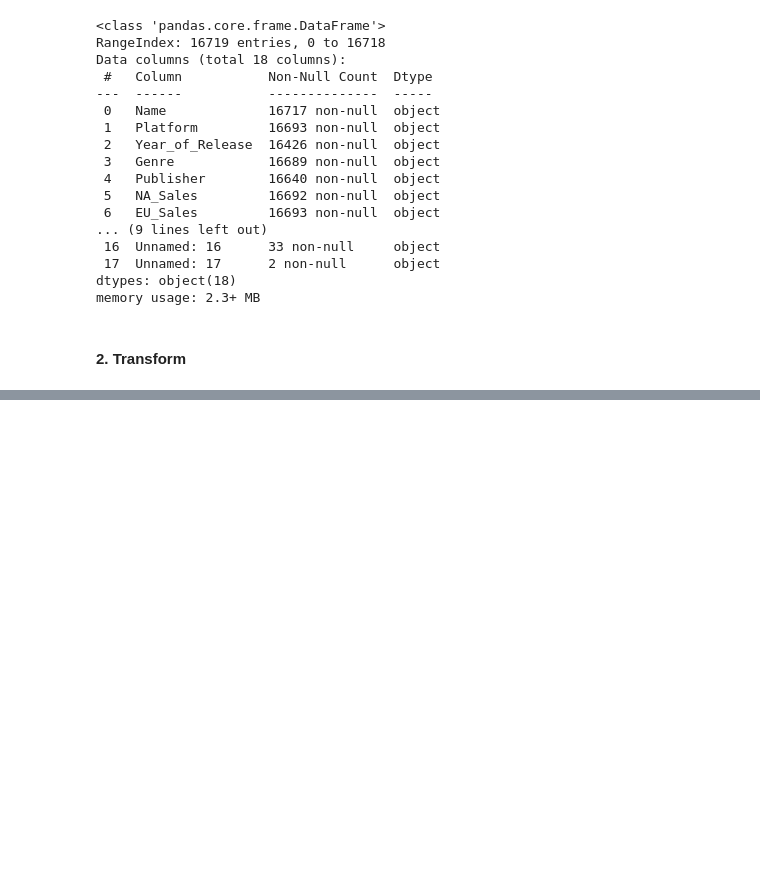
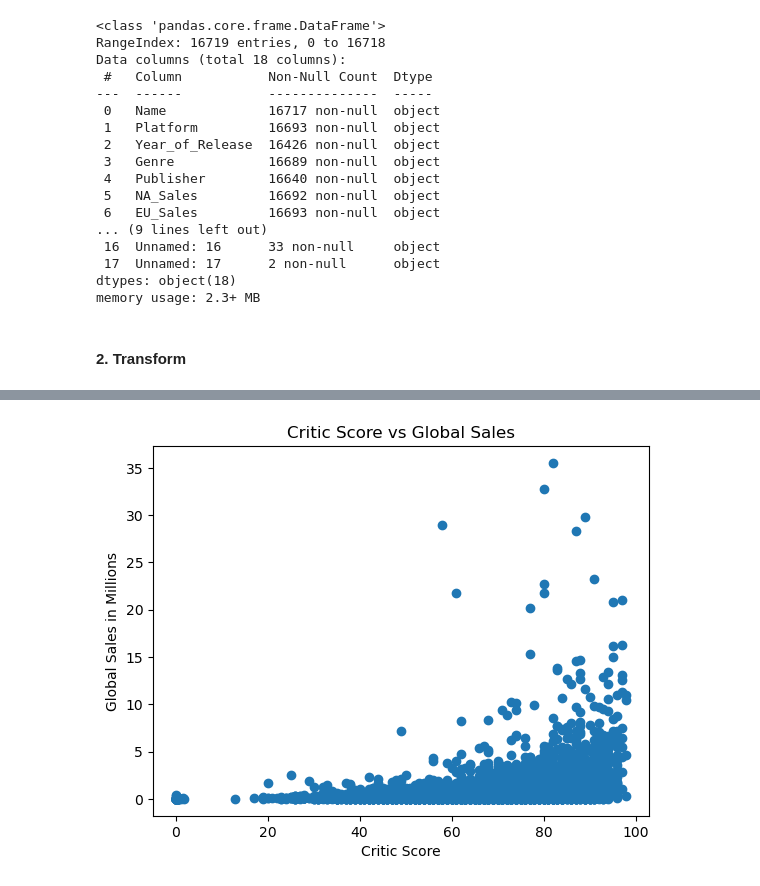
Before and after one commit to Tracie-J/video_game_sale_analysis, a Jupyter notebook: video_game_analysis.ipynb, the cells around one changed output, grey strips where cells are left out. Saved outputs shown, nothing was run; the diff lists cells and outputs as text; code cells hidden in the pictures; blank space fills up the shorter version.

```diff
--- a/video_game_analysis.ipynb
+++ b/video_game_analysis.ipynb
@@ -69,0 +188,15 @@ df.head(2)
+# %%
+# there appears to be one outlier that's over 80 million sales. I'll keep this dataset for credibility.
+# create a second dataset with no outliers, sales under 40 million for comparison
+
+df_no_outlier = df[df['Global_Sales'] < 40]
+create_scatter_plot(
+    "Critic Score vs Global Sales",
+    "Critic Score",
+    "Global Sales in Millions",
+    "Critic_Score",
+    "Global_Sales",
+    df_no_outlier
+)
+# %% [output]
+[figure, added]
```
Also changed, not shown: parts of 16 cells of this notebook.
